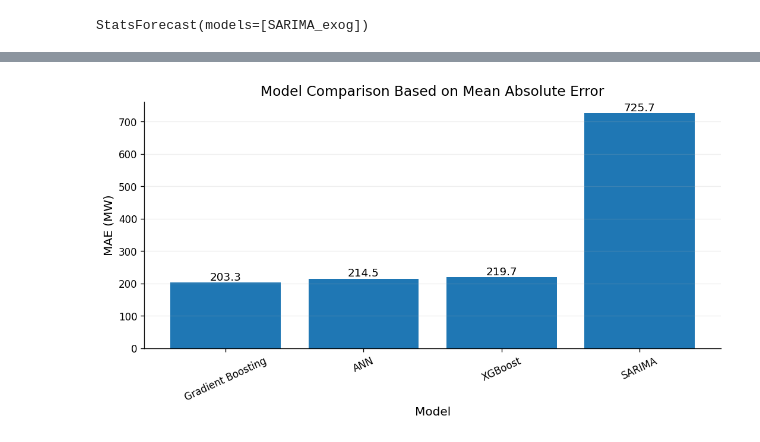
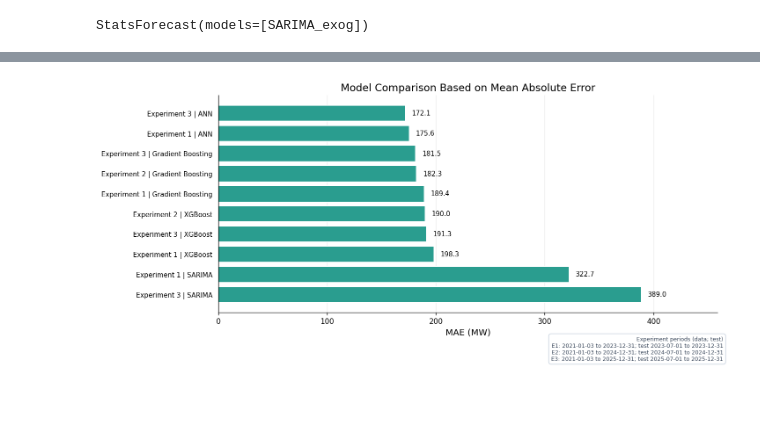
Before and after one commit to mahfuzurrahman8747/Time-series---Electricity-Demand-Forecasting-Hybrid-ML-Framework, a Jupyter notebook: final_model.ipynb, the cells around one changed output, grey strips where cells are left out. Cells and saved outputs as stored; diff of their text form; code cells hidden in the pictures; blank space fills up the shorter version.

```diff
--- a/final_model.ipynb
+++ b/final_model.ipynb
@@ -509,7 +598,7 @@ Stress share   : 36.23%
 from statsforecast.models import AutoARIMA
 from statsforecast import StatsForecast
 # %%
-df = pd.read_csv("D:\\Users\\Md Mahfuzur Rahman\\Desktop\\Research\\4_model\\cleaned_combined_data.csv", parse_dates=["datetime"])
+df = pd.read_csv("D:\\Users\\Md Mahfuzur Rahman\\Desktop\\Research\\5_model\\cleaned_min_hours_23.csv", parse_dates=["datetime"])
 df["unique_id"] = "BD"
 df.head()
 # %% [output]
@@ -722,7 +832,7 @@ Name: ds, dtype: datetime64[ns]
 # %%
 models = [
     AutoARIMA(
-        season_length=24, max_p=2, max_q=2, max_P=1, max_Q=1, max_order=4, approximation=True,alias="SARIMA_exog"
+        season_length=23, max_p=4, max_q=4, max_P=2, max_Q=2, max_order=6, approximation=True,alias="SARIMA_exog"
     )
 ]
 
@@ -999,15 +1213,20 @@ OUTPUT_DIR = '.'  # Save results to current directory
 os.makedirs(OUTPUT_DIR, exist_ok=True)
 # %%
 # ── 4. RESULTS TABLE ─────────────────────────────────────────────────────────
-df_res = pd.DataFrame(results).sort_values('MAE', ascending=False)
-df_res.insert(0, 'Rank', range(1, len(df_res) + 1))
+df_res = pd.DataFrame(results).sort_values(
+    ["Experiment", "MAE"], ascending=[True, True]
+).reset_index(drop=True)
+df_res.insert(
+    0,
+    "Rank",
+    df_res.groupby("Experiment")["MAE"].rank(method="dense").astype(int),
+)
 df_res['CI_Coverage_90pct'] = df_res.get('CI_Coverage_90pct', np.nan)
 
 print("\n" + "="*80)
-print("  ELECTRICITY DEMAND FORECASTING — ALL MODEL RESULTS")
+print("  ELECTRICITY DEMAND FORECASTING — RESULTS BY EXPERIMENT")
 print("="*80)
-print(df_res[['Rank','Model','MAE','RMSE','NRMSE','MAPE','R2',
-              'CI_Coverage_90pct']].to_string(index=False))
+print(df_res[['Experiment','Dataset','Test_Period','Rank','Model','MAE','RMSE','NRMSE','MAPE','R2','Bias','CI_Coverage_90pct']].to_string(index=False))
 print("="*80)
 
 df_res.to_csv(f'{OUTPUT_DIR}/model_results_top.csv', index=False)
@@ -1201,51 +1452,58 @@ print(plot_df["datetime"].max())
 # %%
 # ============================================================
 # FIGURE 7A — MAE COMPARISON
 # ============================================================
 
 results_df = pd.DataFrame(results).copy()
 
-# Remove duplicate model names if necessary
-results_df = (
-    results_df
-    .drop_duplicates(subset="Model")
-    .sort_values("MAE")
+# Keep each model's result for every experiment in the comparison.
+results_df["Experiment_Model"] = results_df.apply(
+    lambda row: f"Experiment {row['Experiment']} | {row['Model']}", axis=1
 )
+results_df = results_df.sort_values("MAE", ascending=True)
 
-fig, ax = plt.subplots(figsize=(9, 5))
+fig, ax = plt.subplots(figsize=(12, max(5, 0.55 * len(results_df))))
 
-bars = ax.bar(
-    results_df["Model"],
-    results_df["MAE"]
+bars = ax.barh(
+    results_df["Experiment_Model"],
+    results_df["MAE"],
+    color="#2A9D8F",
+    edgecolor="white",
+    linewidth=1.2,
 )
 
 ax.set_title("Model Comparison Based on Mean Absolute Error")
-ax.set_xlabel("Model")
-ax.set_ylabel("MAE (MW)")
-
-ax.tick_params(axis="x", rotation=25)
+ax.set_xlabel("MAE (MW)")
+ax.set_ylabel("")
+ax.tick_params(axis="y", labelsize=9, length=0, pad=8)
 
 for bar, value in zip(bars, results_df["MAE"]):
     ax.text(
-        bar.get_x() + bar.get_width()/2,
-        bar.get_height(),
+        value + max(results_df["MAE"].max() * 0.015, 1),
+        bar.get_y() + bar.get_height() / 2,
         f"{value:.1f}",
-        ha="center",
-        va="bottom"
+        ha="left",
+        va="center",
+        fontsize=9,
     )
 
-ax.grid(axis="y", alpha=0.2)
+ax.set_xlim(0, results_df["MAE"].max() * 1.18)
+ax.grid(axis="x", alpha=0.25)
+ax.set_axisbelow(True)
+ax.invert_yaxis()
 
-plt.tight_layout()
+fig.tight_layout()
+add_experiment_date_box(fig, results_df["Experiment"].unique())
 
-plt.savefig(
+fig.savefig(
     "paper_figures/Fig7A_MAE_comparison.png",
+    dpi=300,
     bbox_inches="tight"
 )
 
 plt.show()
 # %% [output]
-[figure, old version]
+[figure, new version]
 # %%
 # ============================================================
 # FIGURE 7B — RMSE COMPARISON
```
Also changed, not shown: parts of 78 cells of this notebook, 58 other files.
